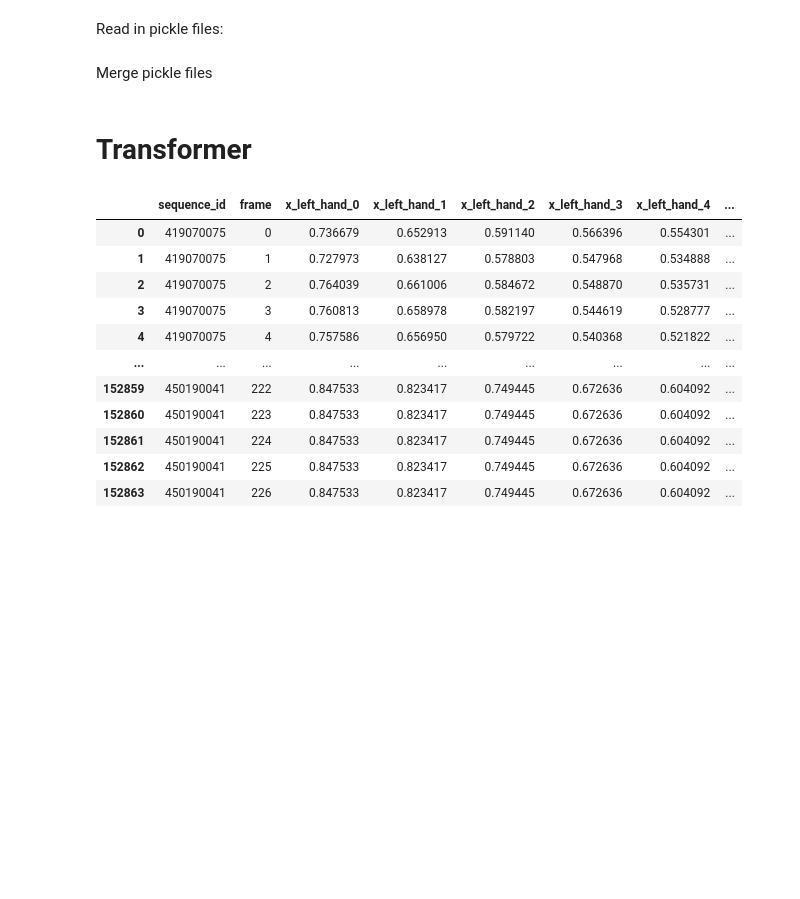
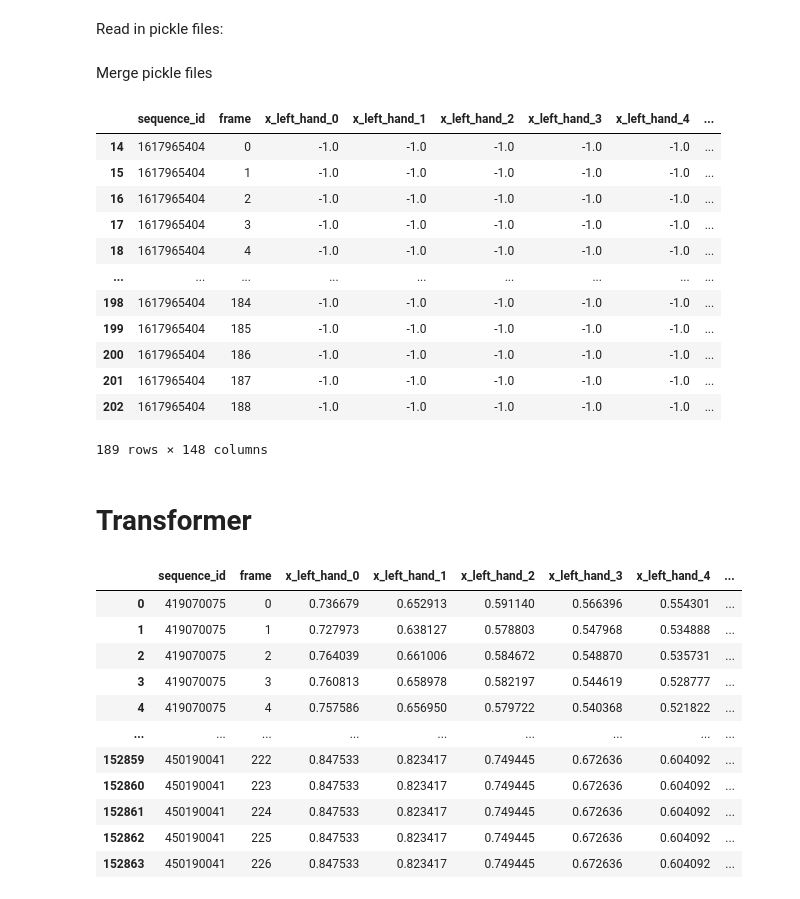
Before and after one commit to 4nn1k4/ASL-Fingerspelling-Translation, a Jupyter notebook: Data Inspection.ipynb, the cells around one changed output. Cells and saved outputs as stored; diff of their text form; code cells hidden in the pictures; blank space fills up the shorter version.

```diff
--- a/Data Inspection.ipynb
+++ b/Data Inspection.ipynb
@@ -415,9 +581,24 @@ Read in pickle files:
 # %% [markdown]
 Merge pickle files
 # %%
-#df1 = pd.read_pickle('./dataset complete/preprocessed_files/5414471.pkl')
+df1 = pd.read_pickle('./dataset complete/preprocessed_files_data_generator/train_ones/100001.pkl')
 #df2 = pd.read_pickle('./dataset complete/preprocessed_files/105143404.pkl')
 #df = pd.concat([df1, df2], axis=0)
+df1
+# %% [output]
+|  | sequence_id | frame | x_left_hand_0 | x_left_hand_1 | x_left_hand_2 | x_left_hand_3 | x_left_hand_4 | ... |
+| 14 | 1617965404 | 0 | -1.0 | -1.0 | -1.0 | -1.0 | -1.0 | ... |
+| 15 | 1617965404 | 1 | -1.0 | -1.0 | -1.0 | -1.0 | -1.0 | ... |
+| 16 | 1617965404 | 2 | -1.0 | -1.0 | -1.0 | -1.0 | -1.0 | ... |
+| 17 | 1617965404 | 3 | -1.0 | -1.0 | -1.0 | -1.0 | -1.0 | ... |
+| 18 | 1617965404 | 4 | -1.0 | -1.0 | -1.0 | -1.0 | -1.0 | ... |
+| ... | ... | ... | ... | ... | ... | ... | ... | ... |
+| 198 | 1617965404 | 184 | -1.0 | -1.0 | -1.0 | -1.0 | -1.0 | ... |
+| 199 | 1617965404 | 185 | -1.0 | -1.0 | -1.0 | -1.0 | -1.0 | ... |
+| 200 | 1617965404 | 186 | -1.0 | -1.0 | -1.0 | -1.0 | -1.0 | ... |
+| 201 | 1617965404 | 187 | -1.0 | -1.0 | -1.0 | -1.0 | -1.0 | ... |
+| 202 | 1617965404 | 188 | -1.0 | -1.0 | -1.0 | -1.0 | -1.0 | ... |
+189 rows × 148 columns
 # %% [markdown]
 # Transformer
 # %%
```
Also changed, not shown: parts of 25 cells of this notebook, 2 other files.
